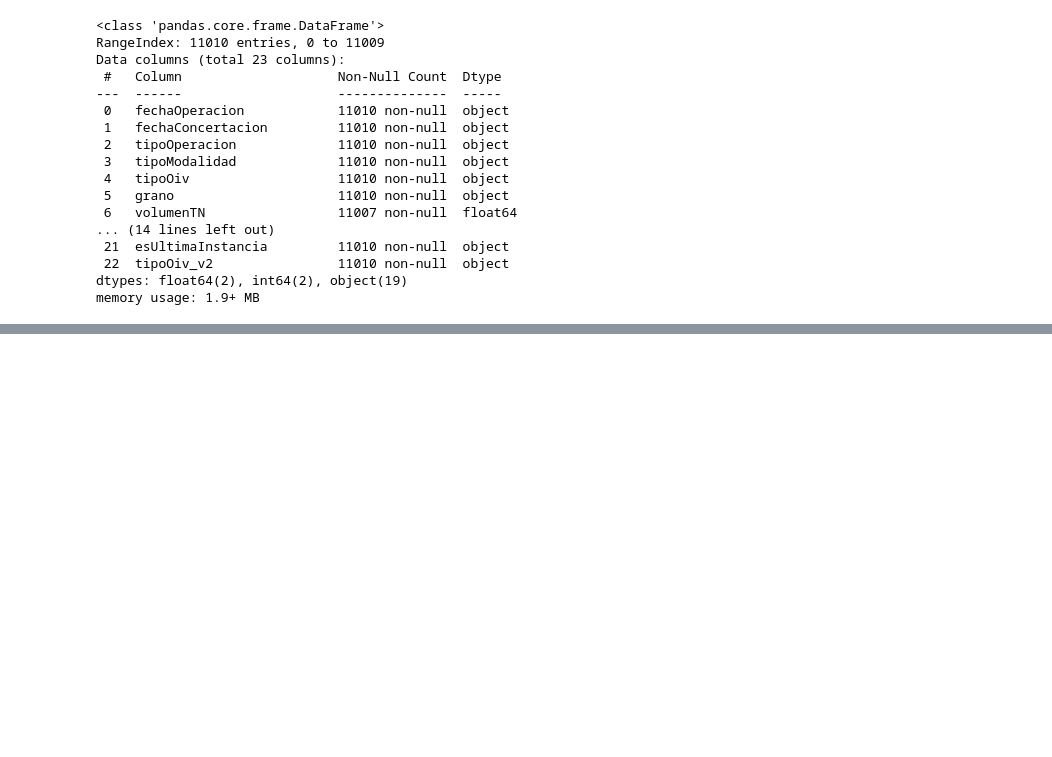
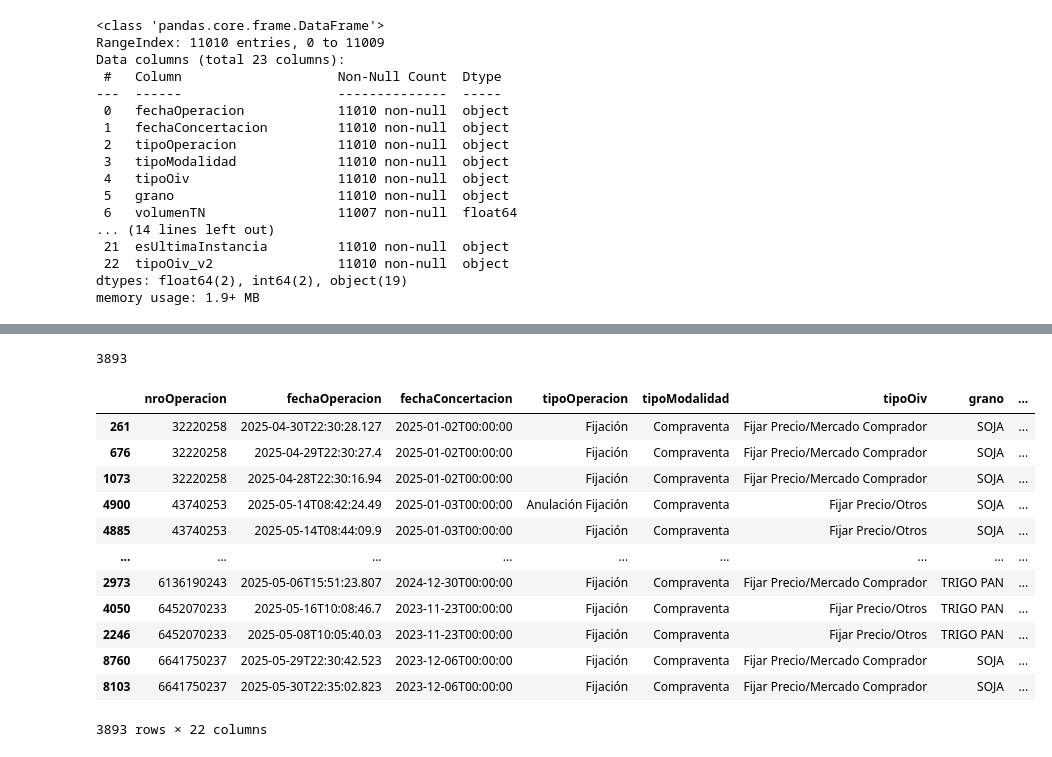
Before and after one commit to plijtmaer/web-mining-sio-granos, a Jupyter notebook: notebooks/3.2- EDA.ipynb, the cells around one changed output, grey strips where cells are left out. Saved outputs shown, nothing was run; the diff lists cells and outputs as text; code cells hidden in the pictures; blank space fills up the shorter version.

```diff
--- a/notebooks/3.2- EDA.ipynb
+++ b/notebooks/3.2- EDA.ipynb
@@ -193,0 +247,7 @@ Name: count, dtype: int64
+# %%
+operaciones_duplicadas['operacion_id'] = (
+    operaciones_duplicadas['nroOperacion'].astype(str)
+    + '_'
+    + operaciones_duplicadas['numeroOperacionInstancia'].astype(str)
+)
+operaciones_duplicadas['operacion_id']
@@ -193,0 +267,24 @@ Name: count, dtype: int64
+# %%
+operaciones_duplicadas['operacion_id'].nunique()
+# %% [output]
+3893
+# %%
+operaciones_duplicadas[['nroOperacion', 'fechaOperacion', 'fechaConcertacion', 'tipoOperacion', 'tipoModalidad',
+       'tipoOiv', 'grano', 'volumenTN', 'condicionCalidad', 'procedenciaLocalidad', 'simboloPrecioPorTN', 'precioTN',
+       'lugarEntrega', 'fechaEntregaDesde', 'fechaEntregaHasta',
+       'condicionPago', 'esDestinoFinal', 'cosecha',
+       'numeroOperacionInstancia', 'nroOperacion', 'esUltimaInstancia', 'tipoOiv_v2']]
+# %% [output]
+|  | nroOperacion | fechaOperacion | fechaConcertacion | tipoOperacion | tipoModalidad | tipoOiv | grano | ... |
+| 261 | 32220258 | 2025-04-30T22:30:28.127 | 2025-01-02T00:00:00 | Fijación | Compraventa | Fijar Precio/Mercado Comprador | SOJA | ... |
+| 676 | 32220258 | 2025-04-29T22:30:27.4 | 2025-01-02T00:00:00 | Fijación | Compraventa | Fijar Precio/Mercado Comprador | SOJA | ... |
+| 1073 | 32220258 | 2025-04-28T22:30:16.94 | 2025-01-02T00:00:00 | Fijación | Compraventa | Fijar Precio/Mercado Comprador | SOJA | ... |
+| 4900 | 43740253 | 2025-05-14T08:42:24.49 | 2025-01-03T00:00:00 | Anulación Fijación | Compraventa | Fijar Precio/Otros | SOJA | ... |
+| 4885 | 43740253 | 2025-05-14T08:44:09.9 | 2025-01-03T00:00:00 | Fijación | Compraventa | Fijar Precio/Otros | SOJA | ... |
+| ... | ... | ... | ... | ... | ... | ... | ... | ... |
+| 2973 | 6136190243 | 2025-05-06T15:51:23.807 | 2024-12-30T00:00:00 | Fijación | Compraventa | Fijar Precio/Mercado Comprador | TRIGO PAN | ... |
+| 4050 | 6452070233 | 2025-05-16T10:08:46.7 | 2023-11-23T00:00:00 | Fijación | Compraventa | Fijar Precio/Otros | TRIGO PAN | ... |
+| 2246 | 6452070233 | 2025-05-08T10:05:40.03 | 2023-11-23T00:00:00 | Fijación | Compraventa | Fijar Precio/Otros | TRIGO PAN | ... |
+| 8760 | 6641750237 | 2025-05-29T22:30:42.523 | 2023-12-06T00:00:00 | Fijación | Compraventa | Fijar Precio/Mercado Comprador | SOJA | ... |
+| 8103 | 6641750237 | 2025-05-30T22:35:02.823 | 2023-12-06T00:00:00 | Fijación | Compraventa | Fijar Precio/Mercado Comprador | SOJA | ... |
+3893 rows × 22 columns
```
Also changed, not shown: parts of 34 cells of this notebook, 6 other files.
